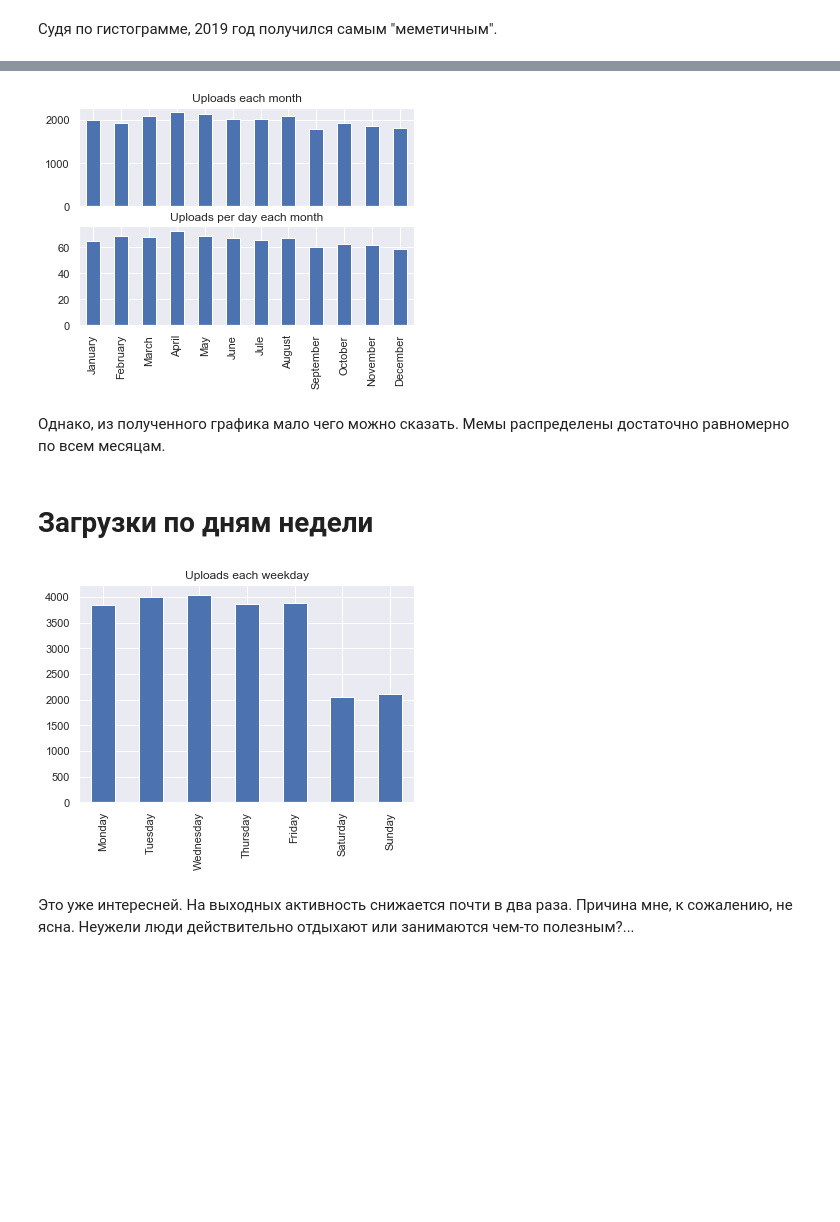
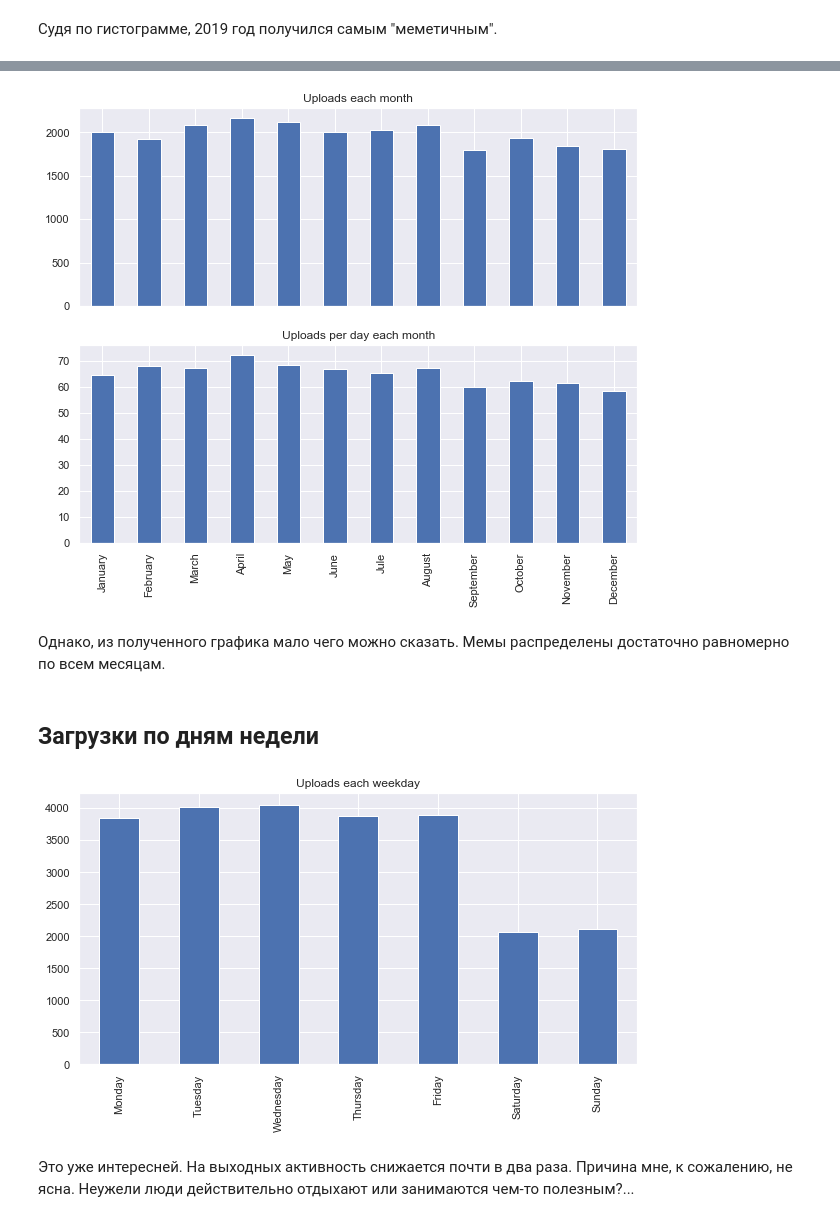
Before and after one commit to XopcLabs/memes, a Jupyter notebook: Research.ipynb, the cells around one changed output, grey strips where cells are left out. Saved outputs shown, nothing was run; the diff lists cells and outputs as text; code cells hidden in the pictures; blank space fills up the shorter version.

```diff
--- a/Research.ipynb
+++ b/Research.ipynb
@@ -163,31 +169,31 @@ plt.show()
 # %%
 month_names = ['January', 'February', 'March', 'April', 'May', 'June', 'Jule', 'August', 'September', 'October', 'November', 'December']
 days_in_month = np.array([31, 28.25, 31, 30, 31, 30, 31, 31, 30, 31, 30, 31])
 
 by_month = memes.groupby(memes.index.month).count()
 by_month = by_month.name
 
-fig, ax = plt.subplots(2, 1, sharex=True)
+fig, ax = plt.subplots(2, 1, sharex=True, figsize=(10, 8))
 by_month.plot(kind='bar', ax=ax[0], title='Uploads each month')
 (by_month/days_in_month).plot(kind='bar', ax=ax[1], title='Uploads per day each month')
 plt.xlabel('')
 plt.xticks(np.arange(12), month_names)
 plt.show()
 # %% [output]
-[figure, old version]
+[figure, new version]
 # %% [markdown]
 Однако, из полученного графика мало чего можно сказать. Мемы распределены достаточно равномерно по всем месяцам.
 # %% [markdown]
-# Загрузки по дням недели
+## Загрузки по дням недели
 # %%
 weekday_names = ['Monday', 'Tuesday', 'Wednesday', 'Thursday', 'Friday', 'Saturday', 'Sunday']
-memes.groupby(memes.index.weekday).count().name.plot(kind='bar')
+memes.groupby(memes.index.weekday).count().name.plot(kind='bar', figsize=(10, 5))
 plt.title('Uploads each weekday')
 plt.xlabel('')
 plt.xticks(np.arange(7), weekday_names)
 plt.show()
 # %% [output]
-[figure, old version]
+[figure, new version]
 # %% [markdown]
 Это уже интересней. На выходных активность снижается почти в два раза. Причина мне, к сожалению, не ясна. Неужели люди действительно отдыхают или занимаются чем-то полезным?...
 # %% [markdown]
```
Also changed, not shown: parts of 31 cells of this notebook, 3 other files.
